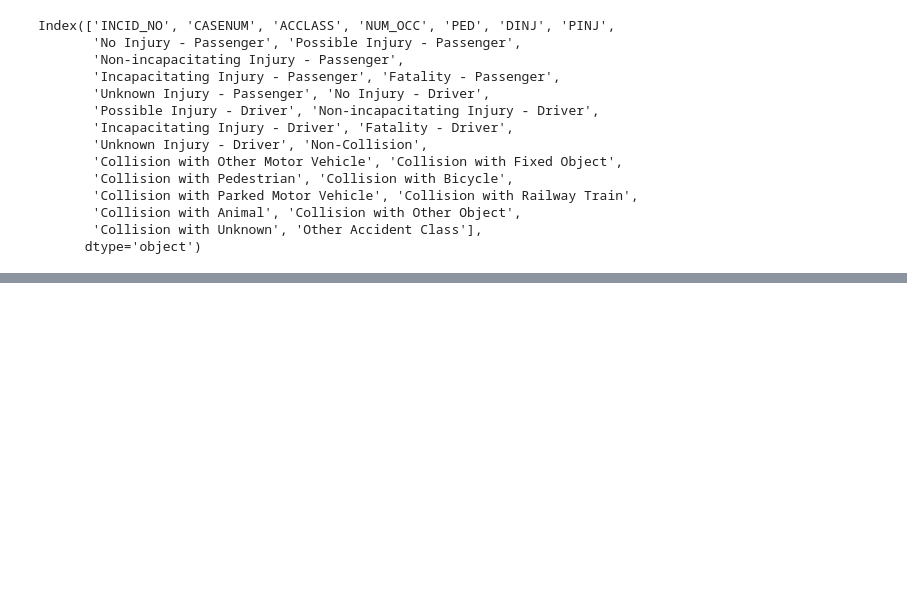
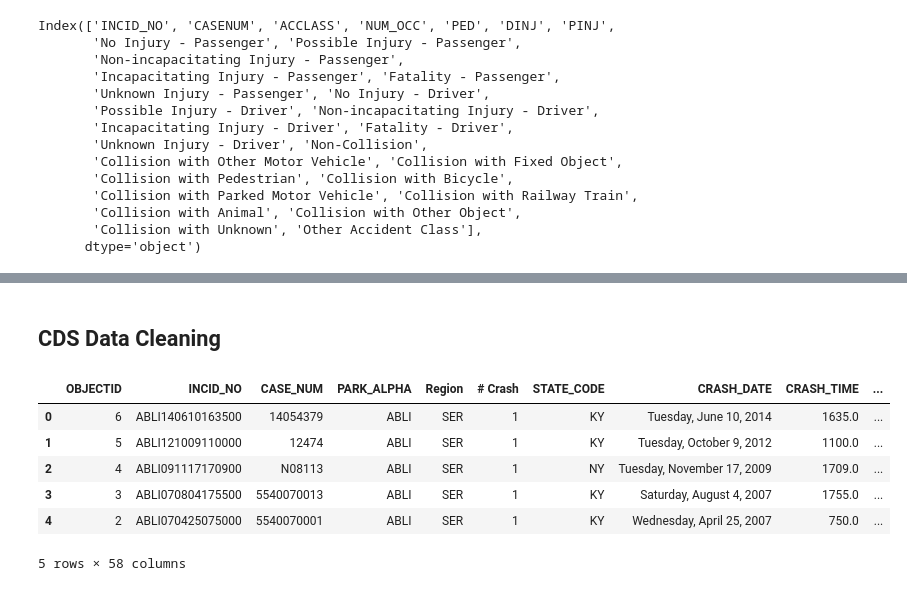
Before and after one commit to VolpeUSDOT/NPS-Region-Crash-Briefing, a Jupyter notebook: Crash Data Wrangling.ipynb, the cells around one changed output, grey strips where cells are left out. Drawn from its saved outputs; the diff is of its cells as text; code cells hidden in the pictures; blank space fills up the shorter version.

```diff
--- a/Crash Data Wrangling.ipynb
+++ b/Crash Data Wrangling.ipynb
@@ -354,0 +344,14 @@ for row in cursor.fetchall():
+# %% [markdown]
+## CDS Data Cleaning
+# %%
+cds_df = pd.read_csv('./data/CDS All Crashes Table for FLH 6-28-21.csv')
+# %%
+cds_df.head()
+# %% [output]
+|  | OBJECTID | INCID_NO | CASE_NUM | PARK_ALPHA | Region | # Crash | STATE_CODE | CRASH_DATE | CRASH_TIME | ... |
+| 0 | 6 | ABLI140610163500 | 14054379 | ABLI | SER | 1 | KY | Tuesday, June 10, 2014 | 1635.0 | ... |
+| 1 | 5 | ABLI121009110000 | 12474 | ABLI | SER | 1 | KY | Tuesday, October 9, 2012 | 1100.0 | ... |
+| 2 | 4 | ABLI091117170900 | N08113 | ABLI | SER | 1 | NY | Tuesday, November 17, 2009 | 1709.0 | ... |
+| 3 | 3 | ABLI070804175500 | 5540070013 | ABLI | SER | 1 | KY | Saturday, August 4, 2007 | 1755.0 | ... |
+| 4 | 2 | ABLI070425075000 | 5540070001 | ABLI | SER | 1 | KY | Wednesday, April 25, 2007 | 750.0 | ... |
+5 rows × 58 columns
```
Also changed, not shown: parts of 8 cells of this notebook.
